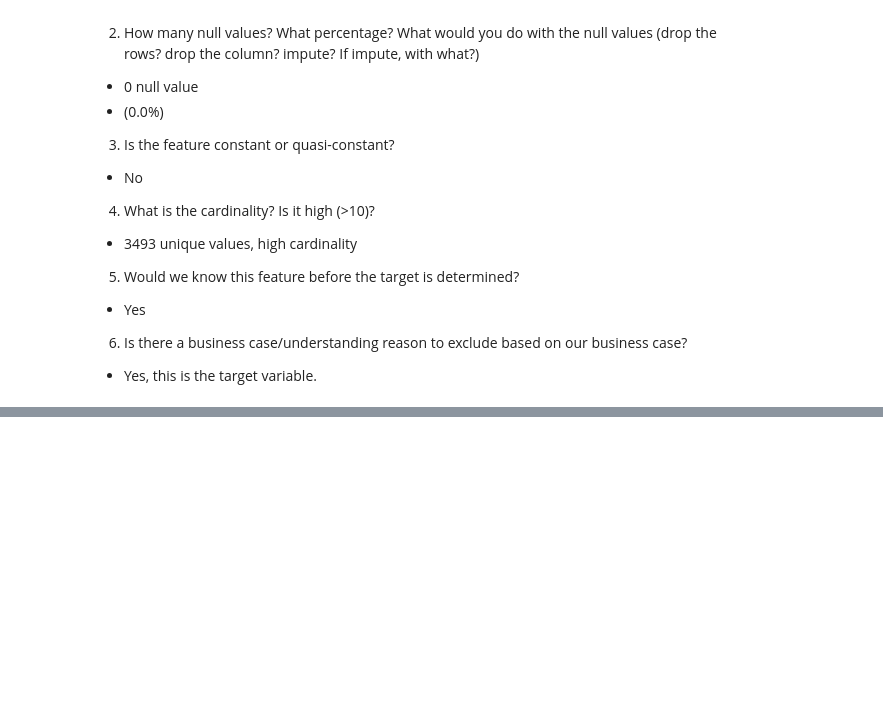
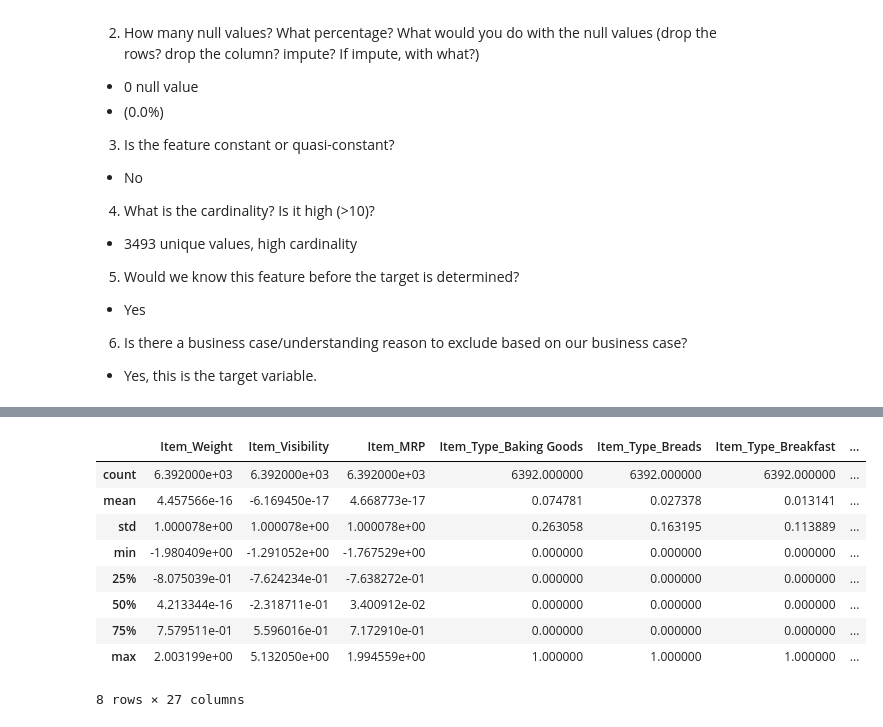
Before and after one commit to JCruzJorge/Prediction-of-Product-Sales, a Jupyter notebook: Prediction_of_Product_Sales_CruzJorge.ipynb, the cells around one changed output, grey strips where cells are left out. Saved outputs shown, nothing was run; the diff lists cells and outputs as text; code cells hidden in the pictures; blank space fills up the shorter version.

```diff
--- a/Prediction_of_Product_Sales_CruzJorge.ipynb
+++ b/Prediction_of_Product_Sales_CruzJorge.ipynb
@@ -1031,0 +1347,17 @@ The cardinality of 'Item_Outlet_Sales' feature is: 3493
+# %%
+# Create imputer for ordinal data
+impute_na_ord = SimpleImputer(strategy='constant', fill_value='NA')
+
+#Specify order of the ordinal features
+Outlet_Size_order = ['NA','Small', 'Medium', 'High']
+Location_Type_order = ['Tier 1', 'Tier 2', 'Tier 3']
+
+ordinal_cols_orders = [Outlet_Size_order, Location_Type_order]
+ord_encoder = OrdinalEncoder(categories=ordinal_cols_orders)
+
+# Making a scaler to scale categories
+scaler_ord = StandardScaler()
+
+## Making an ord_pipe
+ord_pipe = make_pipeline(impute_na_ord, ord_encoder, scaler_ord)
+ord_pipe
@@ -1031,0 +1373,3 @@ The cardinality of 'Item_Outlet_Sales' feature is: 3493
+# %%
+ord_tuple = ('ordinal', ord_pipe, ord_cols)
+ord_tuple
@@ -1031,0 +1387,10 @@ The cardinality of 'Item_Outlet_Sales' feature is: 3493
+# %%
+#Use the tuples to create a ColumnTransformer to preprocess the data. Make sure to set verbose_feature_names_out to False!
+col_transformer = ColumnTransformer([num_tuple, nominal_tuple, ord_tuple], verbose_feature_names_out=False)
+# %%
+#Fit the ColumnTransformer on your training data.
+col_transformer.fit(X_train)
+
+#Transform the training and test data and save them as new variables
+X_train_tf= col_transformer.transform(X_train)
+X_test_tf = col_transformer.transform(X_test)
@@ -1031,0 +1418,13 @@ The cardinality of 'Item_Outlet_Sales' feature is: 3493
+# %%
+X_train_tf.describe()
+# %% [output]
+|  | Item_Weight | Item_Visibility | Item_MRP | Item_Type_Baking Goods | Item_Type_Breads | Item_Type_Breakfast | ... |
+| count | 6.392000e+03 | 6.392000e+03 | 6.392000e+03 | 6392.000000 | 6392.000000 | 6392.000000 | ... |
+| mean | 4.457566e-16 | -6.169450e-17 | 4.668773e-17 | 0.074781 | 0.027378 | 0.013141 | ... |
+| std | 1.000078e+00 | 1.000078e+00 | 1.000078e+00 | 0.263058 | 0.163195 | 0.113889 | ... |
+| min | -1.980409e+00 | -1.291052e+00 | -1.767529e+00 | 0.000000 | 0.000000 | 0.000000 | ... |
+| 25% | -8.075039e-01 | -7.624234e-01 | -7.638272e-01 | 0.000000 | 0.000000 | 0.000000 | ... |
+| 50% | 4.213344e-16 | -2.318711e-01 | 3.400912e-02 | 0.000000 | 0.000000 | 0.000000 | ... |
+| 75% | 7.579511e-01 | 5.596016e-01 | 7.172910e-01 | 0.000000 | 0.000000 | 0.000000 | ... |
+| max | 2.003199e+00 | 5.132050e+00 | 1.994559e+00 | 1.000000 | 1.000000 | 1.000000 | ... |
+8 rows × 27 columns
```
Also changed, not shown: parts of 74 cells of this notebook.
